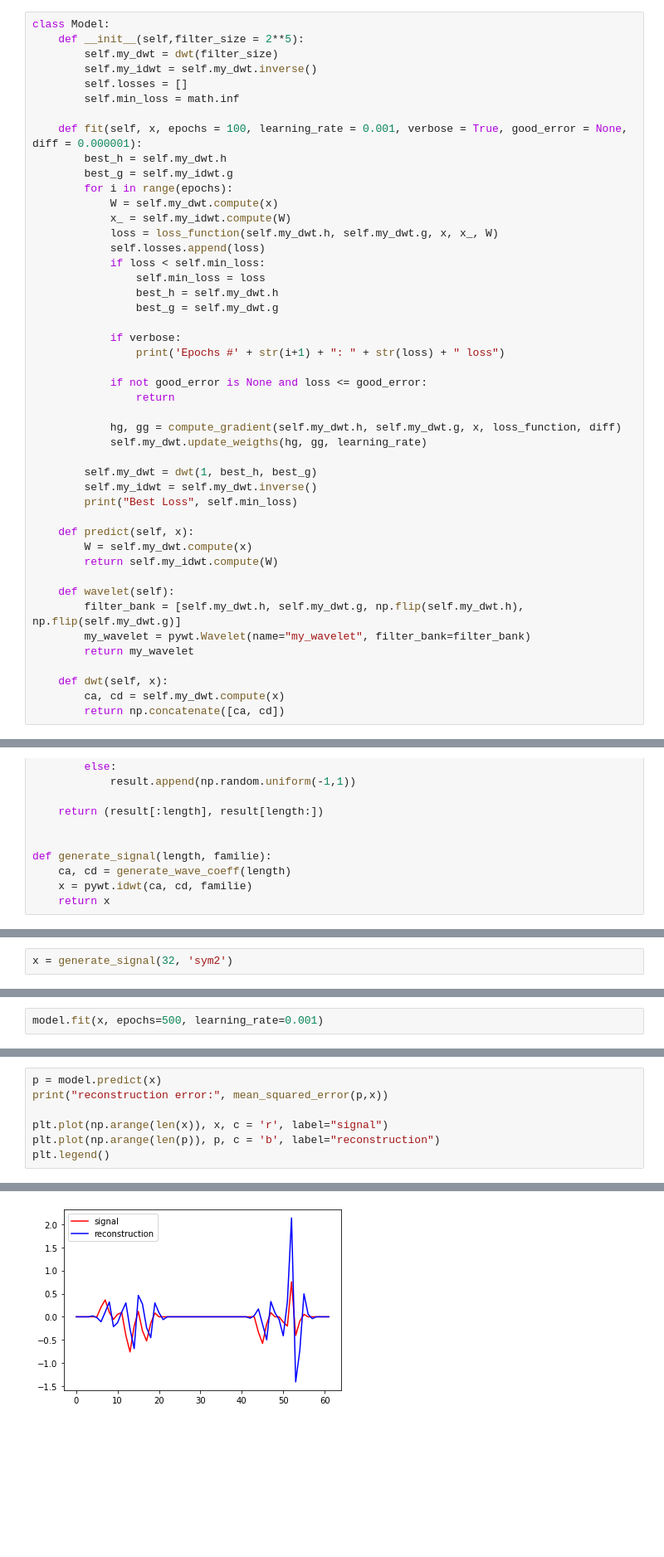
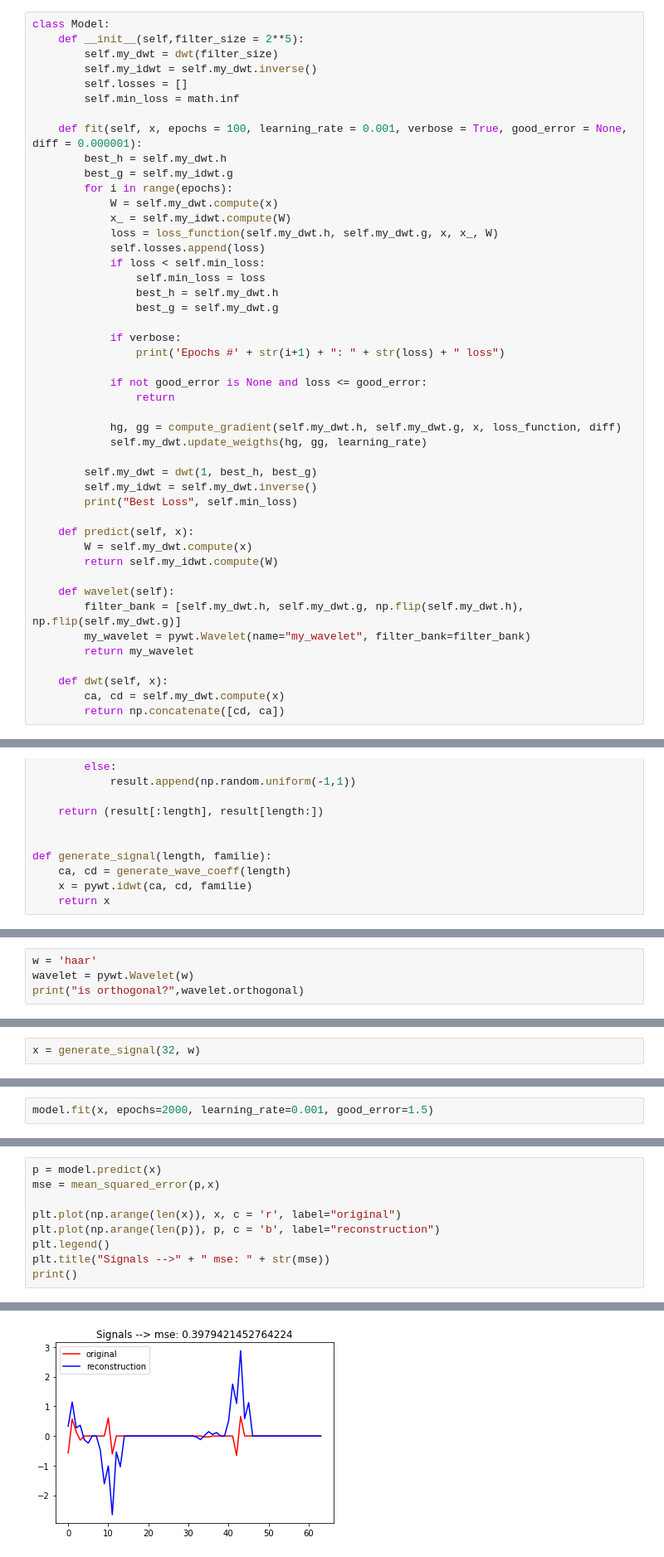
Before and after one commit to Carlitonchin/Learning-Wavelets-with-CNN, a Jupyter notebook: code.ipynb, the cells around one changed output, grey strips where cells are left out. Shown at 83% size. Cells and saved outputs as stored; diff of their text form; blank space fills up the shorter version.

Commit message:
good results at testing

```diff
--- a/code.ipynb
+++ b/code.ipynb
@@ -160,7 +162,7 @@ class Model:
 
     def dwt(self, x):
         ca, cd = self.my_dwt.compute(x)
-        return np.concatenate([ca, cd])
+        return np.concatenate([cd, ca])
 # %% [markdown]
 ## Testing
 # %%
@@ -203,0 +205,4 @@ pywt.wavelist('sym')
+# %%
+w = 'haar'
+wavelet = pywt.Wavelet(w)
+print("is orthogonal?",wavelet.orthogonal)
@@ -204,3 +211,3 @@ pywt.wavelist('sym')
 # %%
-x = generate_signal(32, 'sym2')
+x = generate_signal(32, w)
 # %%
@@ -207,4 +215,4 @@ x = generate_signal(32, 'sym2')
 model = Model(4)
 # %%
-model.fit(x, epochs=500, learning_rate=0.001)
+model.fit(x, epochs=2000, learning_rate=0.001, good_error=1.5)
 # %% [output]
@@ -228,8 +236,10 @@ Best Loss 4.18403595704885
 # %%
 p = model.predict(x)
-print("reconstruction error:", mean_squared_error(p,x))
+mse = mean_squared_error(p,x)
 
-plt.plot(np.arange(len(x)), x, c = 'r', label="signal")
+plt.plot(np.arange(len(x)), x, c = 'r', label="original")
 plt.plot(np.arange(len(p)), p, c = 'b', label="reconstruction")
 plt.legend()
+plt.title("Signals -->" + " mse: " + str(mse))
+print()
 # %% [output]
@@ -238,3 +246,3 @@ reconstruction error: 0.10386358055959093
-[figure, old version]
+[figure, new version]
 # %%
 [phi_d,psi_d,phi_r,psi_r,al] = model.wavelet().wavefun(level=1)
```
Also changed, not shown: parts of 12 cells of this notebook.
